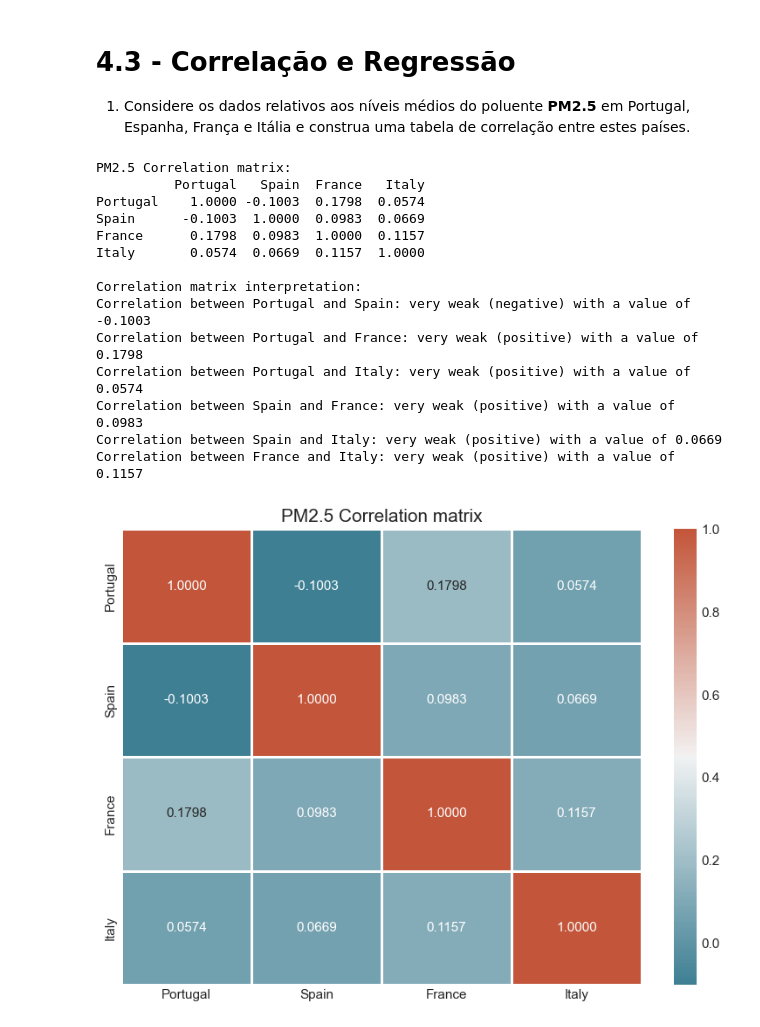
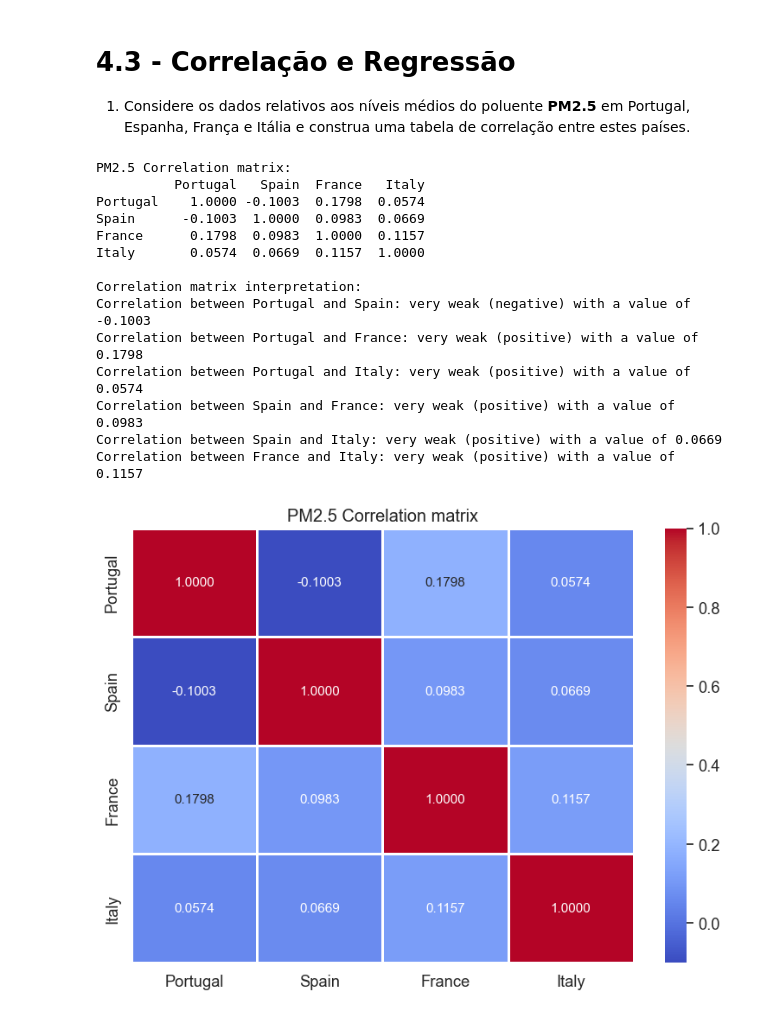
Before and after one commit to salva1211164/anadi-t1, a Jupyter notebook: trabalho.ipynb, the cells around one changed output. Saved outputs shown, nothing was run; the diff lists cells and outputs as text; code cells hidden in the pictures.

```diff
--- a/trabalho.ipynb
+++ b/trabalho.ipynb
@@ -324,23 +324,6 @@ With a 95% confidence level
 1. Considere os dados relativos aos níveis médios do poluente __PM2.5__ em Portugal, Espanha, França e Itália e construa uma tabela de correlação entre estes países.
 # %%
 import matplotlib.pyplot as plt
-
-# matplotlib graphs
-plt.rcParams['figure.figsize'] = (10, 6)
-plt.rcParams['font.size'] = 12
-plt.rcParams['axes.labelsize'] = 13
-plt.rcParams['axes.titlesize'] = 15
-plt.rcParams['xtick.labelsize'] = 11
-plt.rcParams['ytick.labelsize'] = 11
-plt.rcParams['legend.fontsize'] = 11
-plt.rcParams['axes.grid'] = True
-plt.rcParams['grid.alpha'] = 0.3
-plt.rcParams['axes.axisbelow'] = True
-plt.rcParams['lines.linewidth'] = 2
-plt.rcParams['axes.spines.top'] = False
-plt.rcParams['axes.spines.right'] = False
-
-plt.style.use('seaborn-v0_8-whitegrid')
 
 # Extract PM2.5 data for Portugal, Spain, France, and Italy
 countries = ["Portugal", "Spain", "France", "Italy"]
@@ -387,32 +370,32 @@ for i in range(len(valid_countries)):
         direction = "positive" if correlation_value > 0 else "negative"
 
         print(f"Correlation between {country1} and {country2}: {correlation_strength} ({direction}) with a value of {correlation_value:.4f}")
 
 # correlation matrix plot
 plt.close("all")
 plt.figure(figsize=(8, 6))
 
-cmap = sns.diverging_palette(220, 20, as_cmap=True)
+cmap = "coolwarm"
 
 # anotated heatmap
 sns.heatmap(correlation_matrix, annot=True, cmap=cmap, fmt=".4f", linewidths=0.8, annot_kws={"size":11})
 
 plt.title("PM2.5 Correlation matrix")
 plt.tight_layout()
 plt.show()
 # %% [output]
 PM2.5 Correlation matrix:
           Portugal   Spain  France   Italy
 Portugal    1.0000 -0.1003  0.1798  0.0574
 Spain      -0.1003  1.0000  0.0983  0.0669
 France      0.1798  0.0983  1.0000  0.1157
 Italy       0.0574  0.0669  0.1157  1.0000
 
 Correlation matrix interpretation:
 Correlation between Portugal and Spain: very weak (negative) with a value of -0.1003
 Correlation between Portugal and France: very weak (positive) with a value of 0.1798
 Correlation between Portugal and Italy: very weak (positive) with a value of 0.0574
 Correlation between Spain and France: very weak (positive) with a value of 0.0983
 Correlation between Spain and Italy: very weak (positive) with a value of 0.0669
 Correlation between France and Italy: very weak (positive) with a value of 0.1157
-[figure, old version]
+[figure, new version]
```
Also changed, not shown: parts of 2 cells of this notebook.
